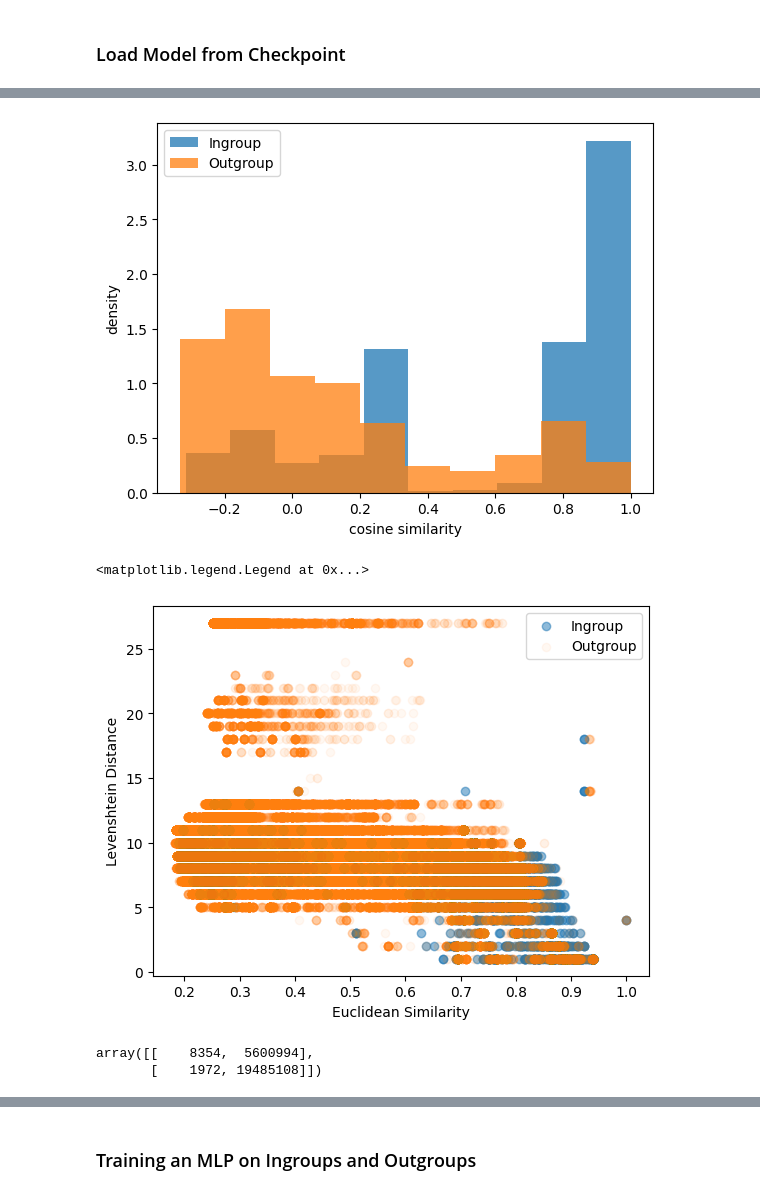
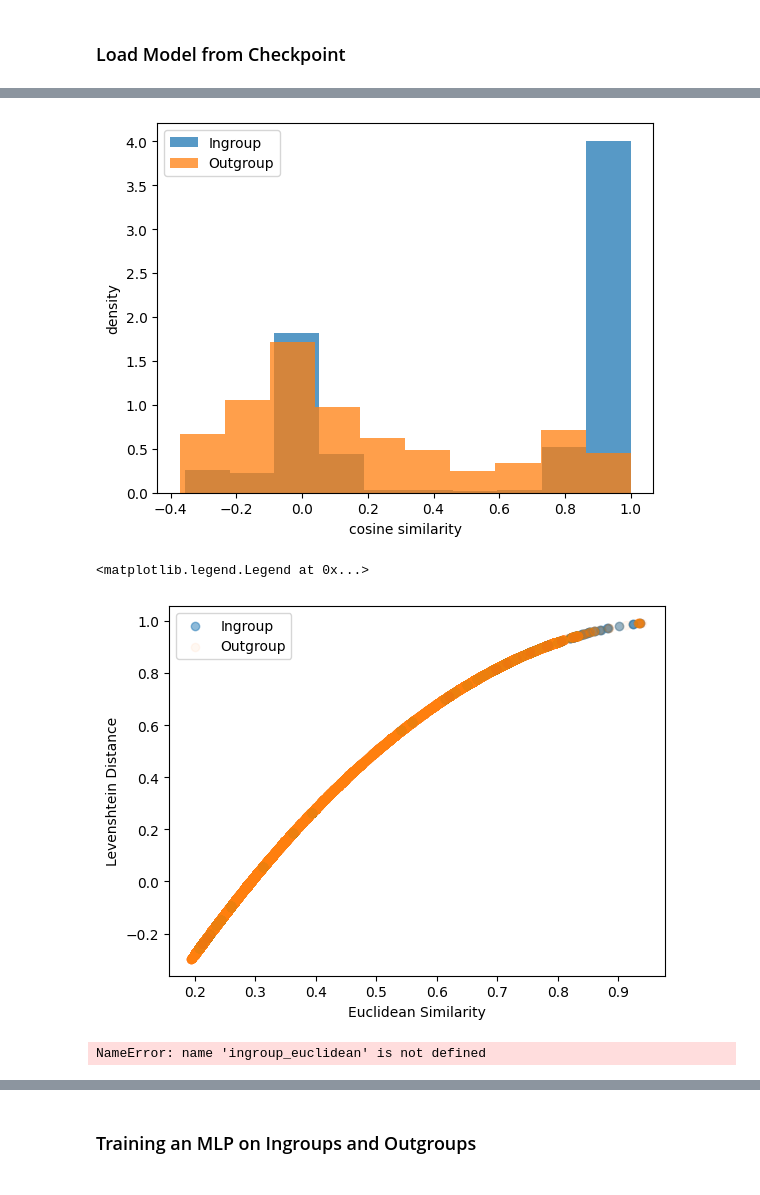
Before and after one commit to pirl-unc/ace, a Jupyter notebook: notebooks/sequence_properties.ipynb, the cells around one changed output, grey strips where cells are left out. Drawn from its saved outputs; the diff is of its cells as text; code cells hidden in the pictures.

```diff
--- a/notebooks/sequence_properties.ipynb
+++ b/notebooks/sequence_properties.ipynb
@@ -806,6 +1190,7 @@ plt.show()
 ### Load Model from Checkpoint
 # %%
 device = torch.device('cuda' if torch.cuda.is_available() else 'cpu')
-model.load_state_dict(torch.load("../src/acelib/resources/models/seq_sim_trained_model.pt", map_location=device))
-model.to(device)
+#model.load_state_dict(torch.load("../src/acelib/resources/models/seq_sim_trained_model.pt", map_location=device))
+model.load_state_dict(torch.load("trained_model5.pt", map_location=device))
+#model.to(device)
 # %% [output]
@@ -828,0 +1198,9 @@ AceNeuralEngine(
+# %%
+sim = 'euclidean'
+ingroup_euclidean, outgroup_euclidean = get_embedding_similarities(clean_ingroup_peptides, clean_outgroup_peptides, model=ang_untrained, similarity=sim)
+plt.hist(ingroup_euclidean, alpha=0.75, density=True, label='Ingroup')
+plt.hist(outgroup_euclidean, alpha=0.75, density=True, label='Outgroup')
+plt.xlabel(f'{sim} similarity')
+plt.ylabel('density')
+plt.legend()
+plt.show()
@@ -829,8 +1209,8 @@ AceNeuralEngine(
 # %%
 sim = 'euclidean'
-ingroup_euclidean, outgroup_euclidean = get_embedding_similarities(ingroup_peptides, outgroup_peptides, model=model, similarity=sim)
-plt.hist(ingroup_euclidean, alpha=0.75, density=True, label='Ingroup')
-plt.hist(outgroup_euclidean, alpha=0.75, density=True, label='Outgroup')
+finetuned_ingroup_euclidean, finetuned_outgroup_euclidean = get_embedding_similarities(clean_ingroup_peptides, clean_outgroup_peptides, model=model, similarity=sim)
+plt.hist(finetuned_ingroup_euclidean, alpha=0.75, density=True, label='Ingroup')
+plt.hist(finetuned_outgroup_euclidean, alpha=0.75, density=True, label='Outgroup')
 plt.xlabel(f'{sim} similarity')
 plt.ylabel('density')
 plt.legend()
@@ -840,6 +1230,6 @@ plt.show()
 # %%
 sim = 'cosine'
-ingroup_cosine, outgroup_cosine = get_embedding_similarities(ingroup_peptides, outgroup_peptides, model=model, similarity=sim)
+ingroup_cosine, outgroup_cosine = get_embedding_similarities(clean_ingroup_peptides, clean_outgroup_peptides, model=model, similarity=sim)
 plt.hist(ingroup_cosine, alpha=0.75, density=True, label='Ingroup')
 plt.hist(outgroup_cosine, alpha=0.75, density=True, label='Outgroup')
 plt.xlabel(f'{sim} similarity')
@@ -847,16 +1237,16 @@ plt.ylabel('density')
 plt.legend()
 plt.show()
 # %% [output]
-[figure, old version]
+[figure, new version]
 # %%
-plt.scatter(ingroup_euclidean, ingroup_lev, alpha=0.5, label='Ingroup')
-plt.scatter(outgroup_euclidean, outgroup_lev, alpha=0.05, label='Outgroup')
+plt.scatter(ingroup_euclidean, ingroup_cosine, alpha=0.5, label='Ingroup')
+plt.scatter(outgroup_euclidean, outgroup_cosine, alpha=0.05, label='Outgroup')
 plt.xlabel('Euclidean Similarity')
 plt.ylabel('Levenshtein Distance')
 plt.legend()
 # %% [output]
 <matplotlib.legend.Legend at 0x...>
-[figure, old version]
+[figure, new version]
 # %%
 #calculate confusion matrix
 def get_confusion_matrix(ingroup_sims, outgroup_sims, threshold):
@@ -867,11 +1257,10 @@ def get_confusion_matrix(ingroup_sims, outgroup_sims, threshold):
     FN = sum(np.array(ingroup_sims) < threshold)
     return np.array([[TP, FP], [FN, TN]])
 # %%
-cm = get_confusion_matrix(ingroup_sims, outgroup_sims, 0.2)
+cm = get_confusion_matrix(ingroup_euclidean, outgroup_euclidean, 0.65)
 cm
 # %% [output]
-array([[    8354,  5600994],
-       [    1972, 19485108]])
+NameError: name 'ingroup_euclidean' is not defined
 # %%
 print(f'Precision:{cm[0,0]/(cm[0,0]+cm[0,1])}')
 # %% [output]
```
Also changed, not shown: parts of 120 cells of this notebook, 6 other files.
